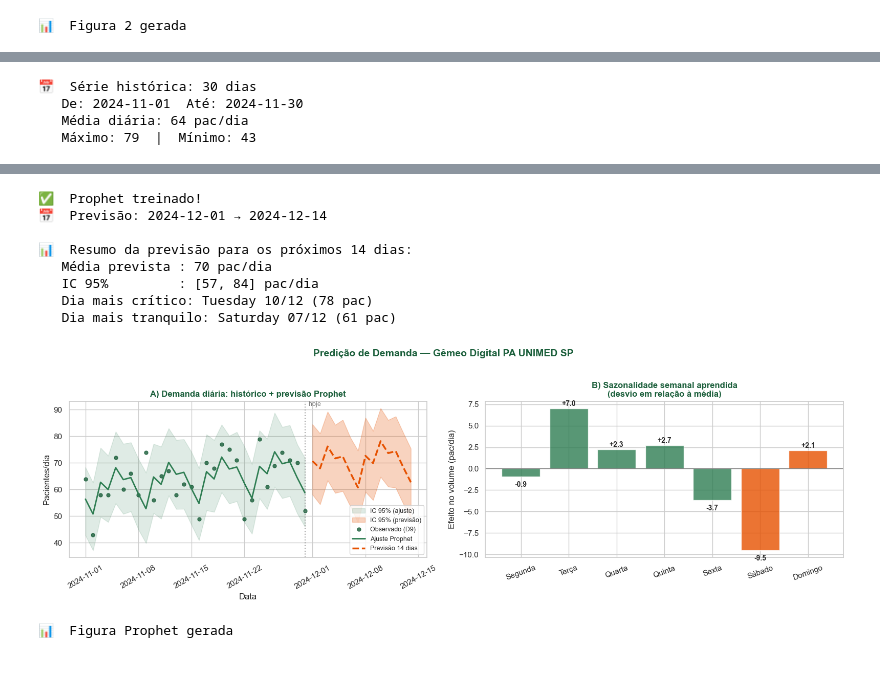
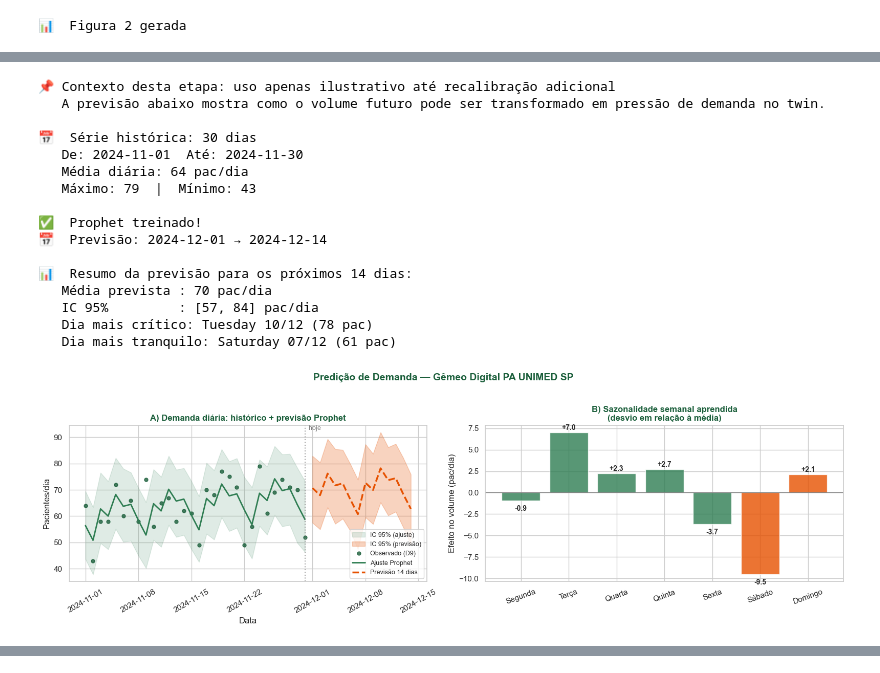
Before and after one commit to pedroeckel/unimed, a Jupyter notebook: D10/D10_GemeDigital_PontaAPonta.ipynb, the cells around one changed output, grey strips where cells are left out. Saved outputs shown, nothing was run; the diff lists cells and outputs as text; code cells hidden in the pictures.

```diff
--- a/D10/D10_GemeDigital_PontaAPonta.ipynb
+++ b/D10/D10_GemeDigital_PontaAPonta.ipynb
@@ -1861,8 +2108,12 @@ y(t) = tendência(t)  +  sazonalidade(t)  +  feriados(t)  +  erro(t)
 # Usa o histórico de 30 dias para prever os próximos 14 dias
 # ─────────────────────────────────────────────────────────────────
 
+print(f"📌 Contexto desta etapa: {contexto_uso_gemeo}")
+print(
+    "   A previsão abaixo mostra como o volume futuro pode ser transformado em pressão de demanda no twin.\n"
+)
+
 # ── Prepara série temporal diária (formato exigido pelo Prophet) ─
-# Prophet exige colunas 'ds' (datestamp) e 'y' (valor a prever)
 df_prophet = (
     df_clean.groupby(df_clean.dt_chegada.dt.date)
     .size()
@@ -1876,22 +2127,19 @@ print(f"   De: {df_prophet.ds.min().date()}  Até: {df_prophet.ds.max().date()}"
 print(f"   Média diária: {df_prophet.y.mean():.0f} pac/dia")
 print(f"   Máximo: {df_prophet.y.max():.0f}  |  Mínimo: {df_prophet.y.min():.0f}")
 
-# ── Treina o modelo Prophet ───────────────────────────────────
 modelo_prophet = Prophet(
-    weekly_seasonality=True,  # detecta padrão seg-dom (essencial para PA)
-    daily_seasonality=False,  # não há dados intradiários no nível diário
-    yearly_seasonality=False,  # 30 dias não são suficientes para sazonalidade anual
-    changepoint_prior_scale=0.05,  # regularização: evita overfitting com poucos dados
-    seasonality_prior_scale=10,  # permite sazonalidade semanal mais expressiva
-    interval_width=0.95,  # IC 95%
+    weekly_seasonality=True,
+    daily_seasonality=False,
+    yearly_seasonality=False,
+    changepoint_prior_scale=0.05,
+    seasonality_prior_scale=10,
+    interval_width=0.95,
 )
 modelo_prophet.fit(df_prophet)
 
-# ── Cria horizonte de previsão (30 dias históricos + 14 futuros) ─
 futuro = modelo_prophet.make_future_dataframe(periods=14)
 previsao = modelo_prophet.predict(futuro)
 
-# Separa período histórico (ajustado) e futuro (previsto)
 corte = df_prophet.ds.max()
 prev_hist = previsao[previsao.ds <= corte].copy()
 prev_futura = previsao[previsao.ds > corte].copy()
@@ -1912,12 +2160,8 @@ print(
     f"({prev_futura.yhat.min():.0f} pac)"
 )
 
-# ─────────────────────────────────────────────────────────────────
-# Figura A — Série histórica + previsão Prophet com IC 95%
-# ─────────────────────────────────────────────────────────────────
 fig, axes = plt.subplots(1, 2, figsize=(16, 5))
 
-# Painel esquerdo: série completa (histórico + previsão)
 ax = axes[0]
 ax.fill_between(
     prev_hist.ds,
@@ -1972,13 +2216,11 @@ ax.set_ylabel("Pacientes/dia")
 ax.legend(fontsize=9)
 ax.tick_params(axis="x", rotation=30)
 
-# Painel direito: sazonalidade semanal aprendida pelo Prophet
 ax2 = axes[1]
 comp = modelo_prophet.predict(
     pd.DataFrame({"ds": pd.date_range("2024-11-04", periods=7)})
 )
 dias_ptbr = ["Segunda", "Terça", "Quarta", "Quinta", "Sexta", "Sábado", "Domingo"]
-# Extrai componente semanal
 weekly_comp = comp["weekly"].values
 cores_dias = [VERDE2] * 5 + [LARANJA] * 2
 bars = ax2.bar(dias_ptbr, weekly_comp, color=cores_dias, alpha=0.8, edgecolor="white")
@@ -2008,7 +2250,7 @@ fig.suptitle(
     y=1.02,
 )
 plt.tight_layout()
-plt.savefig("d10_fig5_prophet.png", dpi=130, bbox_inches="tight")
+plt.savefig("d10_fig6_predicao.png", dpi=130, bbox_inches="tight")
 plt.show()
 print("📊  Figura Prophet gerada")
 # %% [output]
@@ -2016,4 +2259,17 @@ print("📊  Figura Prophet gerada")
+📌 Contexto desta etapa: uso apenas ilustrativo até recalibração adicional
+   A previsão abaixo mostra como o volume futuro pode ser transformado em pressão de demanda no twin.
+
 📅  Série histórica: 30 dias
    De: 2024-11-01  Até: 2024-11-30
    Média diária: 64 pac/dia
    Máximo: 79  |  Mínimo: 43
+
+✅  Prophet treinado!
+📅  Previsão: 2024-12-01 → 2024-12-14
+
+📊  Resumo da previsão para os próximos 14 dias:
+   Média prevista : 70 pac/dia
+   IC 95%         : [57, 84] pac/dia
+   Dia mais crítico: Tuesday 10/12 (78 pac)
+   Dia mais tranquilo: Saturday 07/12 (61 pac)
+[figure]
@@ -2021,13 +2277,3 @@ print("📊  Figura Prophet gerada")
-✅  Prophet treinado!
-📅  Previsão: 2024-12-01 → 2024-12-14
-
-📊  Resumo da previsão para os próximos 14 dias:
-   Média prevista : 70 pac/dia
-   IC 95%         : [57, 84] pac/dia
-   Dia mais crítico: Tuesday 10/12 (78 pac)
-   Dia mais tranquilo: Saturday 07/12 (61 pac)
-[figure]
-📊  Figura Prophet gerada
 # %%
 # ─────────────────────────────────────────────────────────────────
 # CÉLULA 18 — Simulador com λ previsto: KPIs antecipados
```
Also changed, not shown: parts of 36 cells of this notebook, 27 other files.
